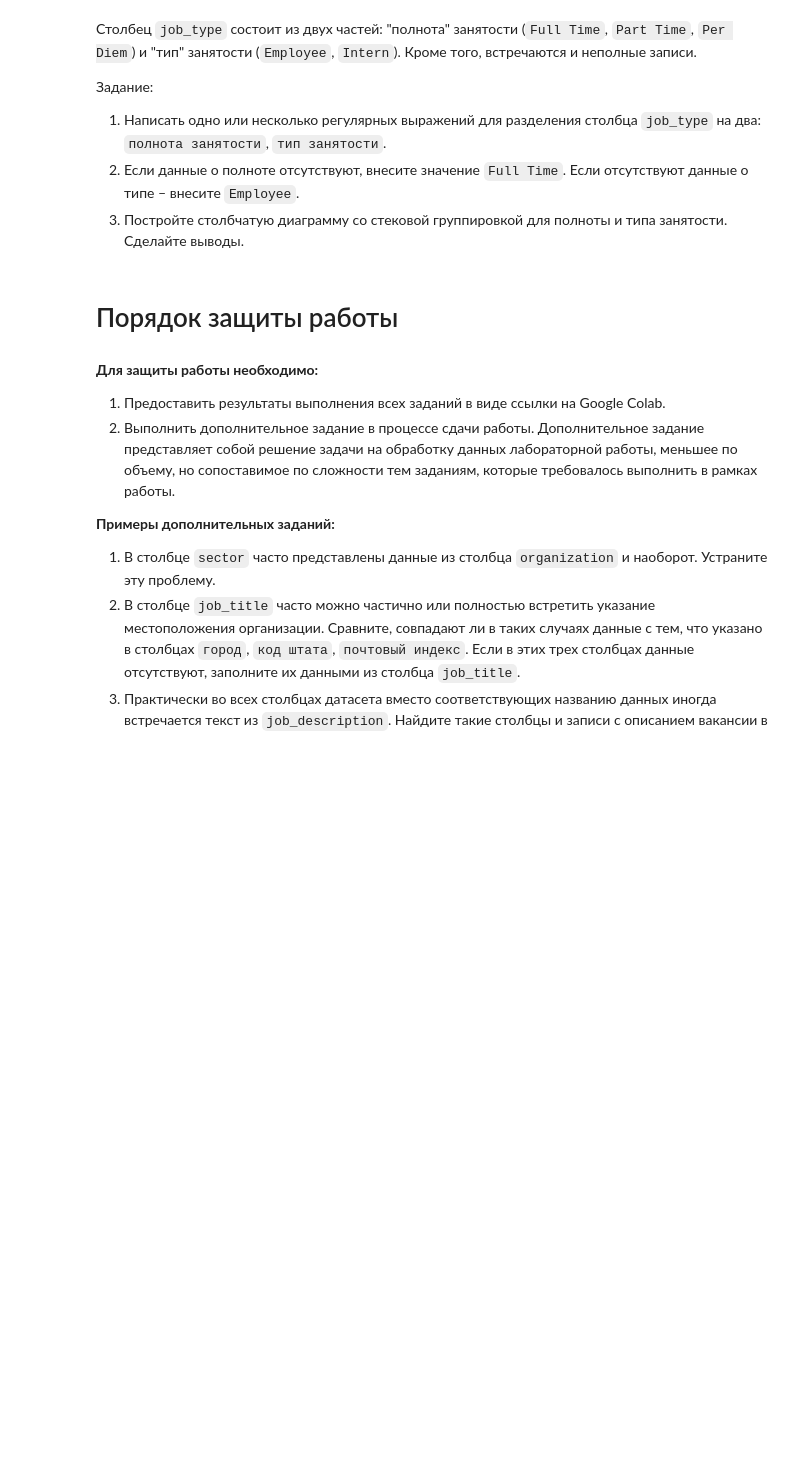
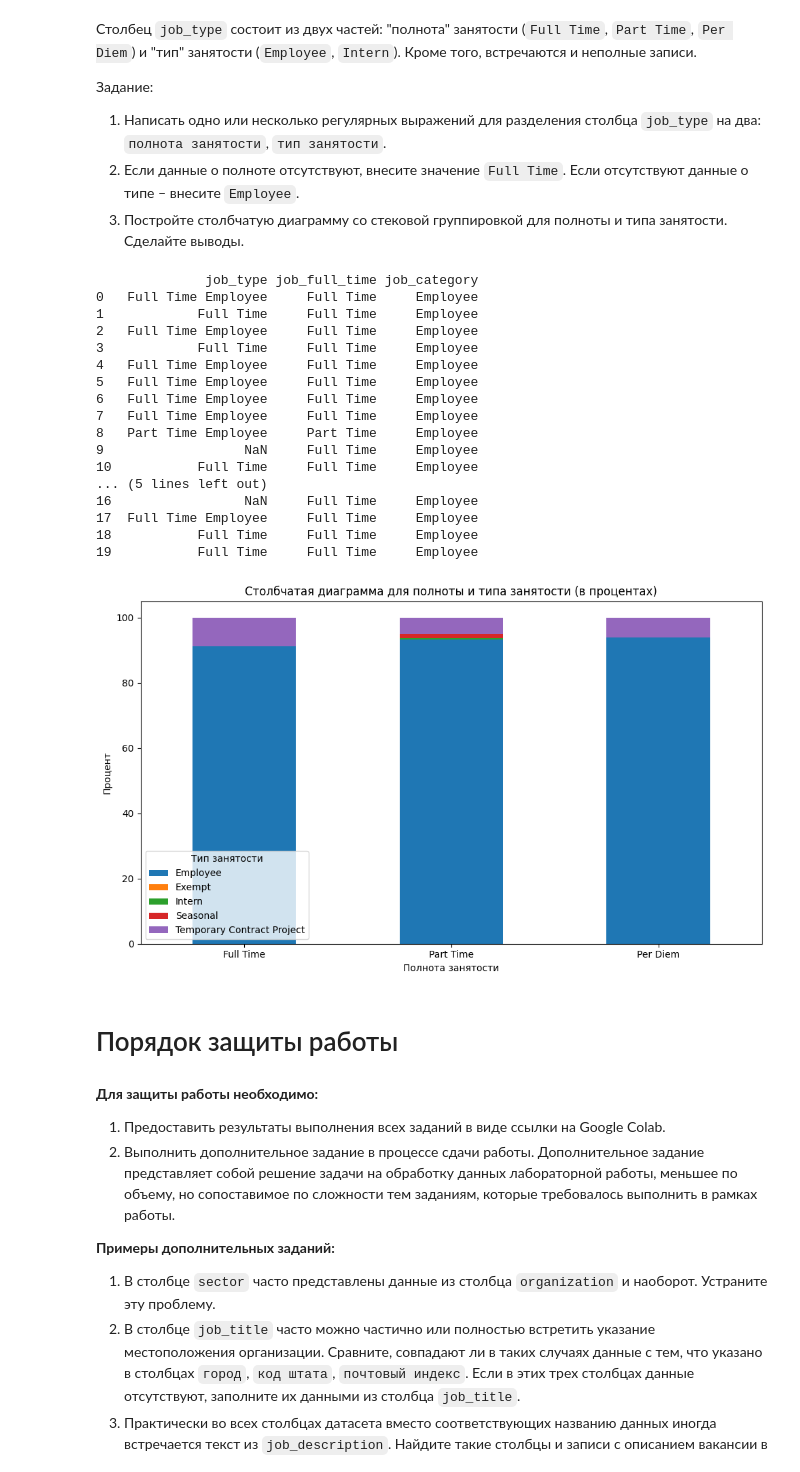
Before and after one commit to Sap-Artem/visualization_lab3, a Jupyter notebook: lab3.ipynb, the cells around one changed output. Drawn from its saved outputs; the diff is of its cells as text; code cells hidden in the pictures; blank space fills up the shorter version.

```diff
--- a/lab3.ipynb
+++ b/lab3.ipynb
@@ -573,0 +655,7 @@ plt.show()
+# %%
+data['job_type'] = data['job_type'].str.strip()
+data['job_type'] = data['job_type'].str.replace(r'\s+', ' ', regex=True)
+data['job_type'] = data['job_type'].str.replace(r'\s*[>,/]\s*', ' ', regex=True)
+data['job_type'] = data['job_type'].str.replace(r'Job Type\s*', '', regex=True)
+data['job_type'] = data['job_type'].str.replace(r'\s*Employee\s*', ' Employee', regex=True)
+data['job_type'] = data['job_type'].str.replace(r'Intern\s*', 'Intern', regex=True)
@@ -584,3 +683,55 @@ plt.show()
+# %%
+job_type_pattern = r'^(Full Time|Part Time|Per Diem)?\s*(.*)?$'
+job_full_time = []
+job_category = []
+for job in data['job_type']:
+    if pd.isnull(job):
+        job = ""
+    match = re.match(job_type_pattern, job.strip())
+
+    if match:
+        full_time = match.group(1)
+        job_category_value = match.group(2)
+        if not full_time:
+            full_time = "Full Time"
+        if not job_category_value:
+            job_category_value = "Employee"
+        job_full_time.append(full_time)
+        job_category.append(job_category_value)
+
+data['job_full_time'] = job_full_time
+data['job_category'] = job_category
+print(data[['job_type', 'job_full_time', 'job_category']].head(20))
+job_counts = data.groupby(['job_full_time', 'job_category']).size().unstack().fillna(0)
+job_counts_percent = job_counts.div(job_counts.sum(axis=1), axis=0) * 100
+
+job_counts_percent.plot(kind='bar', stacked=True, figsize=(10, 6))
+plt.title('Столбчатая диаграмма для полноты и типа занятости (в процентах)')
+plt.xlabel('Полнота занятости')
+plt.ylabel('Процент')
+plt.xticks(rotation=0)
+plt.legend(title='Тип занятости')
+plt.tight_layout()
+plt.show()
+# %% [output]
+              job_type job_full_time job_category
+0   Full Time Employee     Full Time     Employee
+1            Full Time     Full Time     Employee
+2   Full Time Employee     Full Time     Employee
+3            Full Time     Full Time     Employee
+4   Full Time Employee     Full Time     Employee
+5   Full Time Employee     Full Time     Employee
+6   Full Time Employee     Full Time     Employee
+7   Full Time Employee     Full Time     Employee
+8   Part Time Employee     Part Time     Employee
+9                  NaN     Full Time     Employee
+10           Full Time     Full Time     Employee
+... (5 lines left out)
+16                 NaN     Full Time     Employee
+17  Full Time Employee     Full Time     Employee
+18           Full Time     Full Time     Employee
+19           Full Time     Full Time     Employee
+[figure, added]
 # %% [markdown]
 # Порядок защиты работы
 # %% [markdown]
```
Also changed, not shown: parts of 11 cells of this notebook.
